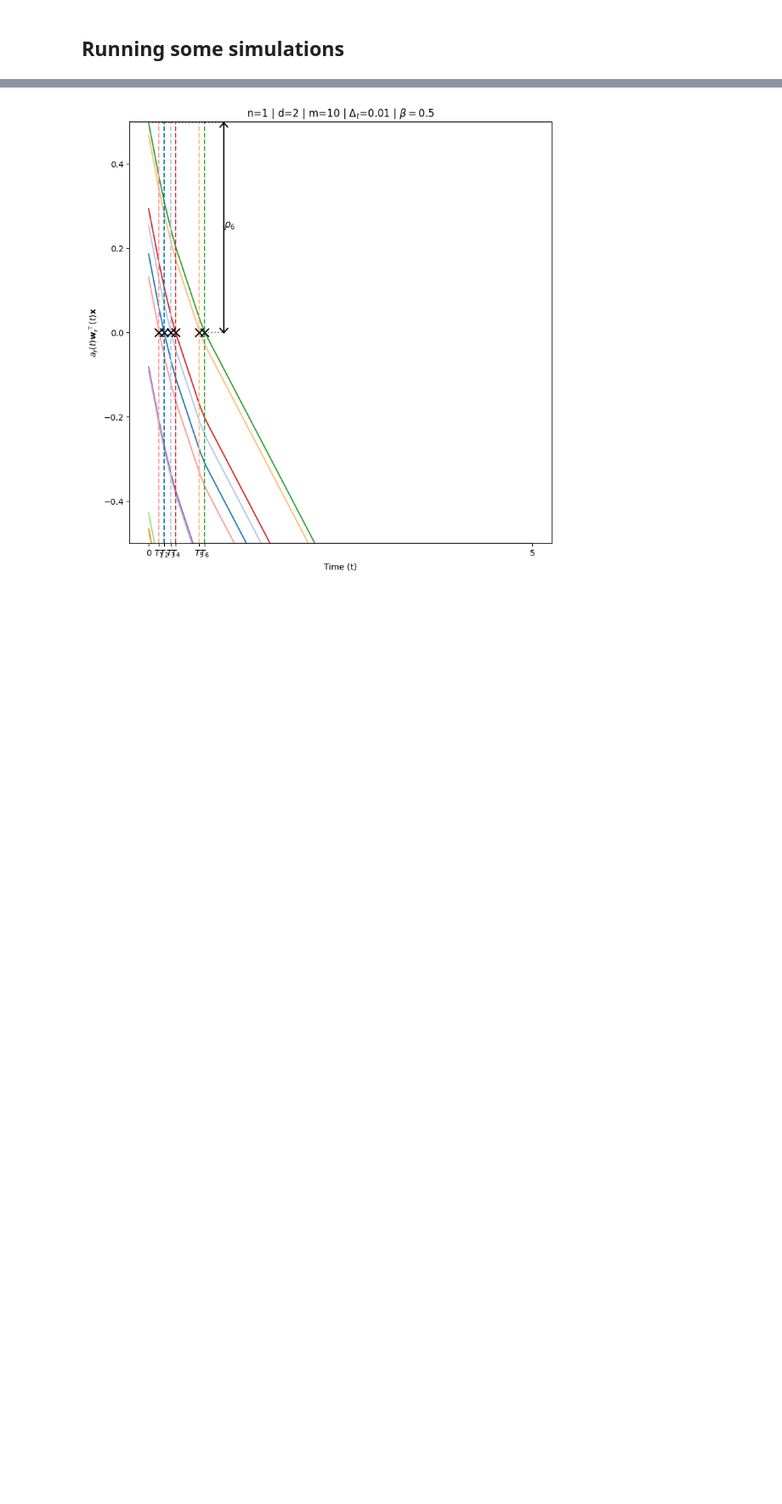
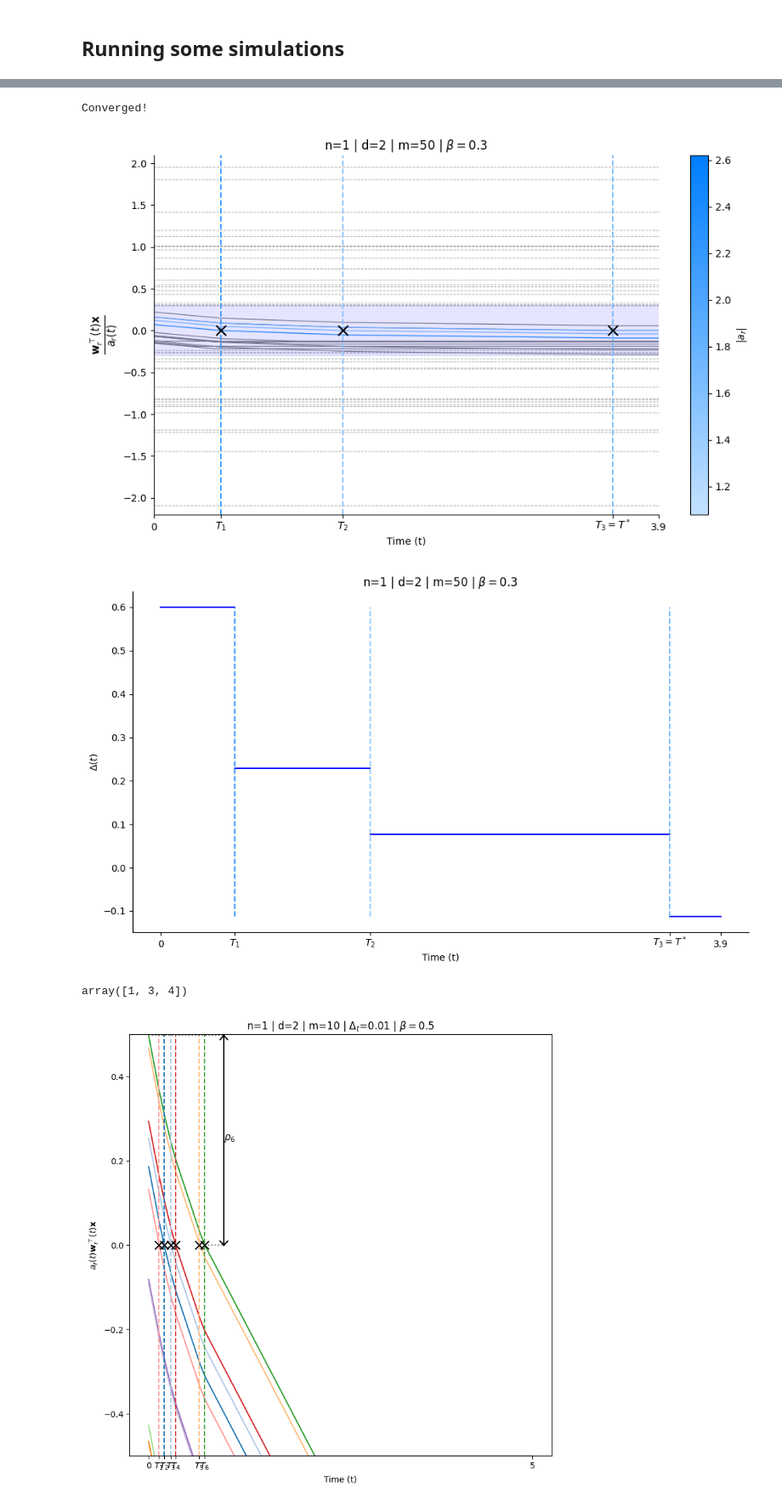
Before and after one commit to YanisBosch/NKT_Heaviside, a Jupyter notebook: main.ipynb, the cells around one changed output, grey strips where cells are left out. Shown at 85% size. Drawn from its saved outputs; the diff is of its cells as text; code cells hidden in the pictures; blank space fills up the shorter version.

```diff
--- a/main.ipynb
+++ b/main.ipynb
@@ -536,3 +701,13 @@ show_awr(d=2,m=10,b=0.5,t=0.01,num=500,train_a = False,rademacher=False)
+# %%
+show_awr(d=2,m=50,b=0.3,t=0.001,num=0,delta_max=2,train_a = False,rademacher=False,rescale_y_Axis=False)
+# %% [output]
+Converged!
+[figure, added]
+[figure, added]
+# %%
+np.sort([1,4,3])
+# %% [output]
+array([1, 3, 4])
 # %%
 show_awr(m=10,b=0.5,t=0.01,num=500,train_a = False)
 # %% [output]
```
Also changed, not shown: parts of 6 cells of this notebook, 1 other file.
